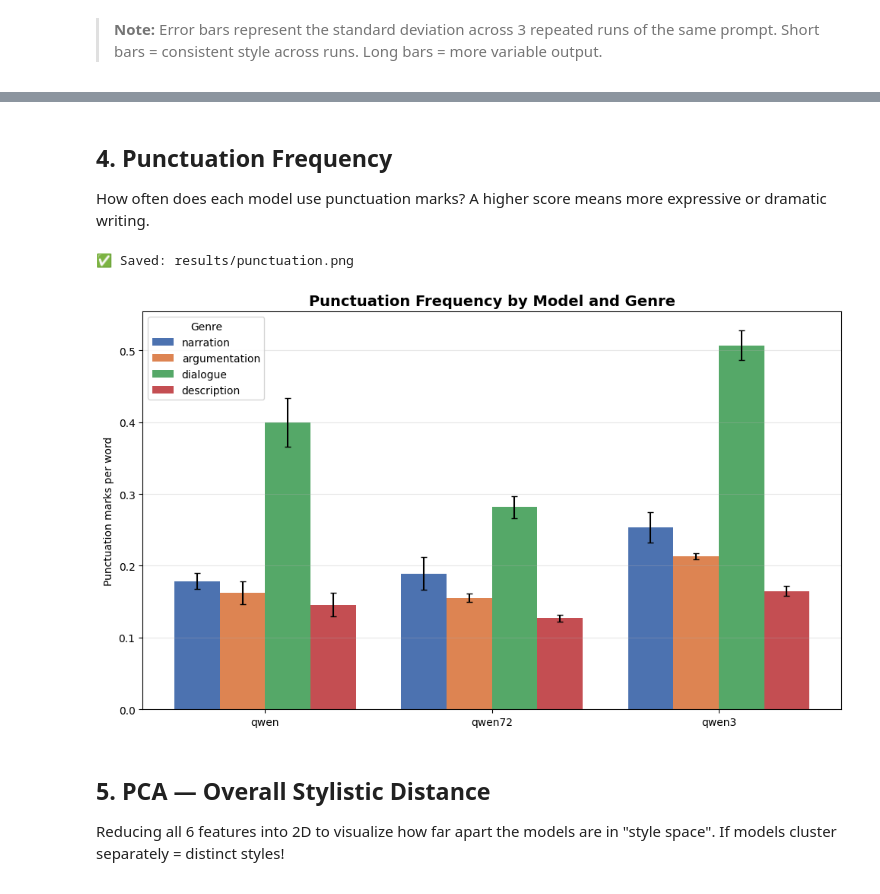
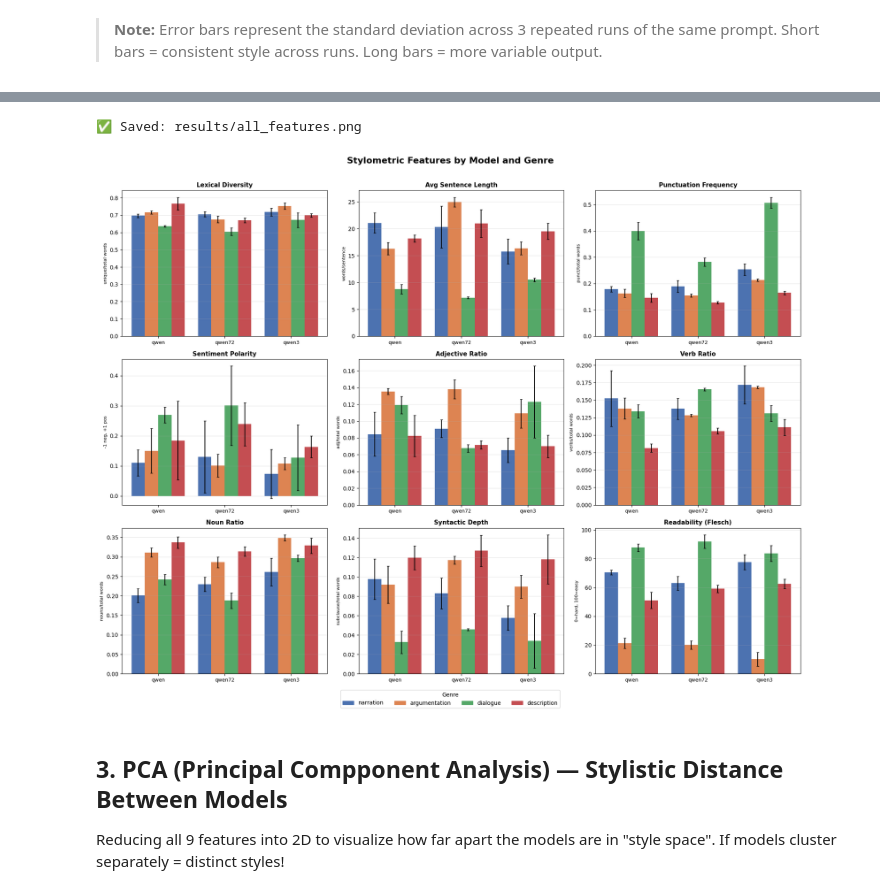
Before and after one commit to dmphuongdoan/Text-Mining-and-Sentiment-Analysis-Project, a Jupyter notebook: notebooks/demo.ipynb, the cells around one changed output, grey strips where cells are left out. Saved outputs shown, nothing was run; the diff lists cells and outputs as text; code cells hidden in the pictures.

```diff
--- a/notebooks/demo.ipynb
+++ b/notebooks/demo.ipynb
@@ -75,22 +56,12 @@ plt.show()
-# %% [markdown]
-## 4. Punctuation Frequency
-How often does each model use punctuation marks?
-A higher score means more expressive or dramatic writing.
-# %%
-plot_bar(df,
-    feature="punct_frequency",
-    title="Punctuation Frequency by Model and Genre",
-    ylabel="Punctuation marks per word",
-    filename="punctuation.png"
-)
-plt.show()
-# %% [output]
-✅ Saved: results/punctuation.png
-[figure, removed]
+# %%
+plot_all_features(df)
+plt.show()
+# %% [output]
+✅ Saved: results/all_features.png
+[figure, added]
 # %% [markdown]
-## 5. PCA — Overall Stylistic Distance
-Reducing all 6 features into 2D to visualize
-how far apart the models are in "style space".
+## 3. PCA (Principal Compponent Analysis) — Stylistic Distance Between Models
+Reducing all 9 features into 2D to visualize how far apart the models are in "style space".
 If models cluster separately = distinct styles!
 # %%
 plot_pca(df)
```
Also changed, not shown: parts of 22 cells of this notebook, 16 other files.
